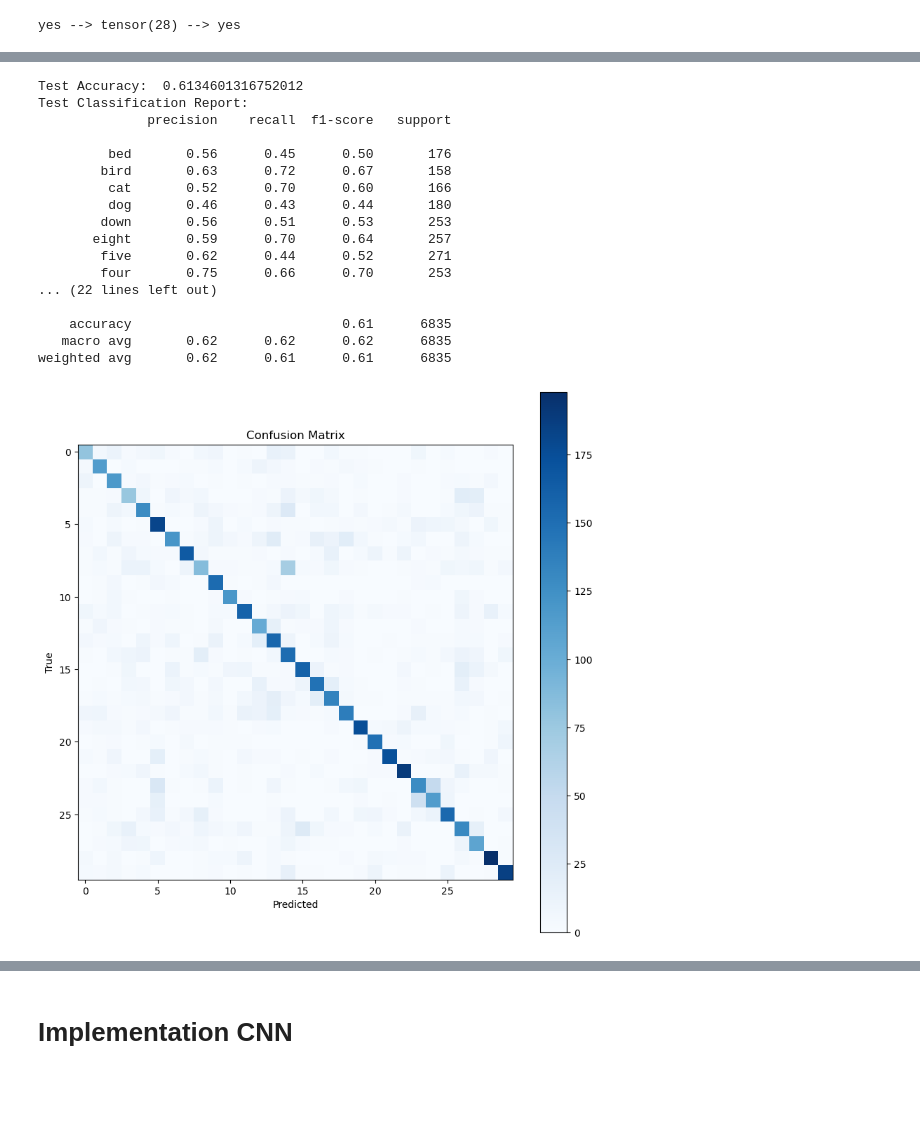
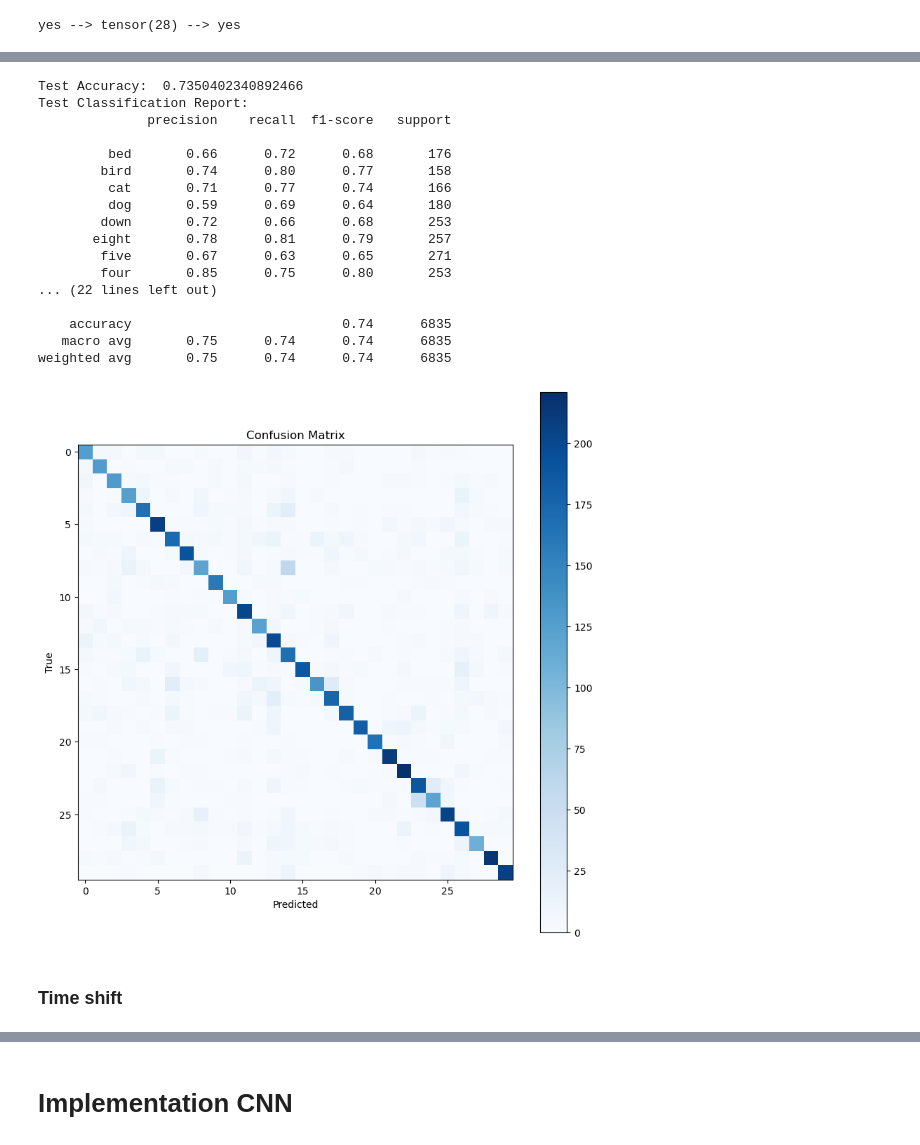
Before and after one commit to saliou7/Commande-Vocale, a Jupyter notebook: projet_cnn.ipynb, the cells around one changed output, grey strips where cells are left out. Drawn from its saved outputs; the diff is of its cells as text; code cells hidden in the pictures; blank space fills up the shorter version.

Commit message:
"update extrac_fcc"

```diff
--- a/projet_cnn.ipynb
+++ b/projet_cnn.ipynb
@@ -188,7 +189,8 @@ def extract_mfcc(batch, parameters, augment=False, augment_type="duplicate", typ
 
         # Apply MFCC transform to the waveform
         waveform = mfcc_transform(waveform)
-        # waveform = waveform.reshape(1, -1)
+        if reshape:
+            waveform = waveform.reshape(1, -1)
 
         tensors.append(waveform)
         targets += [label_to_index(label)]
@@ -196,6 +198,9 @@ def extract_mfcc(batch, parameters, augment=False, augment_type="duplicate", typ
     # Group the list of tensors into a batched tensor
     tensors = torch.stack(tensors)
     targets = torch.stack(targets)
+
+    if reshape:
+        tensors = tensors.squeeze(1)
     return tensors, targets
 # %%
 # implémentation d'un modèle pas très complexe
@@ -252,7 +257,7 @@ def validation(model, validation_loader, criterion, best_accuracy, best_model, e
             correct += pred.eq(target.view_as(pred)).sum().item() # Number of correct predictions
 
     accuracy = correct / len(validation_loader.dataset) # Accuracy
-    print("epoch: ", epoch, "accuracy: ", accuracy)
+    print("epoch: ", epoch+1, "accuracy: ", accuracy)
 
     if accuracy > best_accuracy:
         best_accuracy = accuracy
@@ -261,21 +266,19 @@ def validation(model, validation_loader, criterion, best_accuracy, best_model, e
 
 # Fonction de test
 def test(model, test_loader):
+    model = model.to(device)
     model.eval() # Mettre le modèle en mode évaluation
-    predictions = []
-    targets = []
+    predictions = torch.tensor([], device=device)
+    targets = torch.tensor([], device=device)
     with torch.no_grad():
-        for data, target in test_loader:
-            data, target = data, target
+        for data, target in tqdm(test_loader):
+            data, target = data.to(device), target.to(device)
             output = model(data)
             pred = output.argmax(dim=1, keepdim=True)
-            predictions.extend(pred.cpu().numpy())
-            targets.extend(target.cpu().numpy())
-    return predictions, targets
+            predictions = torch.cat((predictions, pred), dim=0)
+            targets = torch.cat((targets, target), dim=0)
+    return predictions.cpu().numpy(), targets.cpu().numpy()
 # %%
-from functools import partial
-from tqdm import tqdm
-
 
 def global_function(
         model = None,
@@ -289,7 +292,7 @@ def global_function(
         reshape = False,
     ):
 
-    batch_size = batch//2 if augment else batch # Batch size for training
+    batch_size = batch//2 if augment and augment_type == "duplicate" else batch # Batch size for training
     num_workers, pin_memory = (1, True) if device == "cuda" else (0, False)
 
     extract_mfcc_train = partial(extract_mfcc, parameters=parameters, augment=augment, augment_type=augment_type, reshape=reshape)
@@ -303,12 +306,12 @@ def global_function(
         pin_memory=pin_memory,
     )
 
-    extract_mfcc_valid = partial(extract_mfcc, parameters=parameters, augment=False)
+    extract_mfcc_valid = partial(extract_mfcc, parameters=parameters, reshape=reshape)
 
     valid_loader = DataLoader(
         valid_set,
         batch_size=batch_size,
-        shuffle=False,
+        shuffle=True,
         drop_last=False,
         collate_fn=extract_mfcc_valid,
         num_workers=num_workers,
@@ -325,7 +328,8 @@ def global_function(
 
     return best_model
 # %%
-model = SimpleNeuralNet(input_size=6464, hidden_size=256, num_classes=30).to(device)
+input_size = (sample_rate//hop_length + 1) * n_mfcc
+model = SimpleNeuralNet(input_size=input_size, hidden_size=256, num_classes=30).to(device)
 # Fonction de perte et optimiseur
 criterion = nn.CrossEntropyLoss()
 optimizer = torch.optim.Adam(model.parameters(), lr=0.001)
@@ -347,5 +351,6 @@ best_model = global_function(
     parameters=parameters,
     augment=False,
     num_epochs=10,
+    reshape=True,
 )
 # %% [output]
@@ -363,7 +368,7 @@ epoch:  9 accuracy:  0.6384230656075316
 # TEST DU MODELE
 from sklearn.metrics import accuracy_score
 # Extraction des features MFCC
-extract_mfcc_test = partial(extract_mfcc, parameters=parameters, augment=False)
+extract_mfcc_test = partial(extract_mfcc, parameters=parameters, augment=False, reshape=True)
 
 num_workers, pin_memory = (1, True) if device == "cuda" else (0, False)
 
@@ -373,46 +378,48 @@ test_loader = DataLoader(
     shuffle=False,
     drop_last=False,
     collate_fn=extract_mfcc_test,
     num_workers=num_workers,
     pin_memory=pin_memory,
 )
 
 predictions, targets = test(best_model, test_loader)
 print("Test Accuracy: ", accuracy_score(targets, predictions))
 
 
 # Afficher les performances
 print("Test Classification Report:")
 print(classification_report(targets, predictions, target_names=words))
 
 # Matrice de confusion
 cm = confusion_matrix(targets, predictions)
 plt.figure(figsize=(10, 10))
 plt.imshow(cm, interpolation="nearest", cmap=plt.cm.Blues)
 plt.colorbar()
 plt.title("Confusion Matrix")
 plt.xlabel("Predicted")
 plt.ylabel("True")
 plt.show()
 # %% [output]
-Test Accuracy:  0.6134601316752012
+Test Accuracy:  0.7350402340892466
 Test Classification Report:
               precision    recall  f1-score   support
 
-         bed       0.56      0.45      0.50       176
-        bird       0.63      0.72      0.67       158
-         cat       0.52      0.70      0.60       166
-         dog       0.46      0.43      0.44       180
-        down       0.56      0.51      0.53       253
-       eight       0.59      0.70      0.64       257
-        five       0.62      0.44      0.52       271
-        four       0.75      0.66      0.70       253
+         bed       0.66      0.72      0.68       176
+        bird       0.74      0.80      0.77       158
+         cat       0.71      0.77      0.74       166
+         dog       0.59      0.69      0.64       180
+        down       0.72      0.66      0.68       253
+       eight       0.78      0.81      0.79       257
+        five       0.67      0.63      0.65       271
+        four       0.85      0.75      0.80       253
 ... (22 lines left out)
 
-    accuracy                           0.61      6835
-   macro avg       0.62      0.62      0.62      6835
-weighted avg       0.62      0.61      0.61      6835
+    accuracy                           0.74      6835
+   macro avg       0.75      0.74      0.74      6835
+weighted avg       0.75      0.74      0.74      6835
-[figure, old version]
+[figure, new version]
+# %% [markdown]
+### Time shift
 # %%
 parameters = {
     "time_shift": [True, [-10, 10]],  # Time shift perturbation
```
Also changed, not shown: parts of 17 cells of this notebook, 1 other file.
